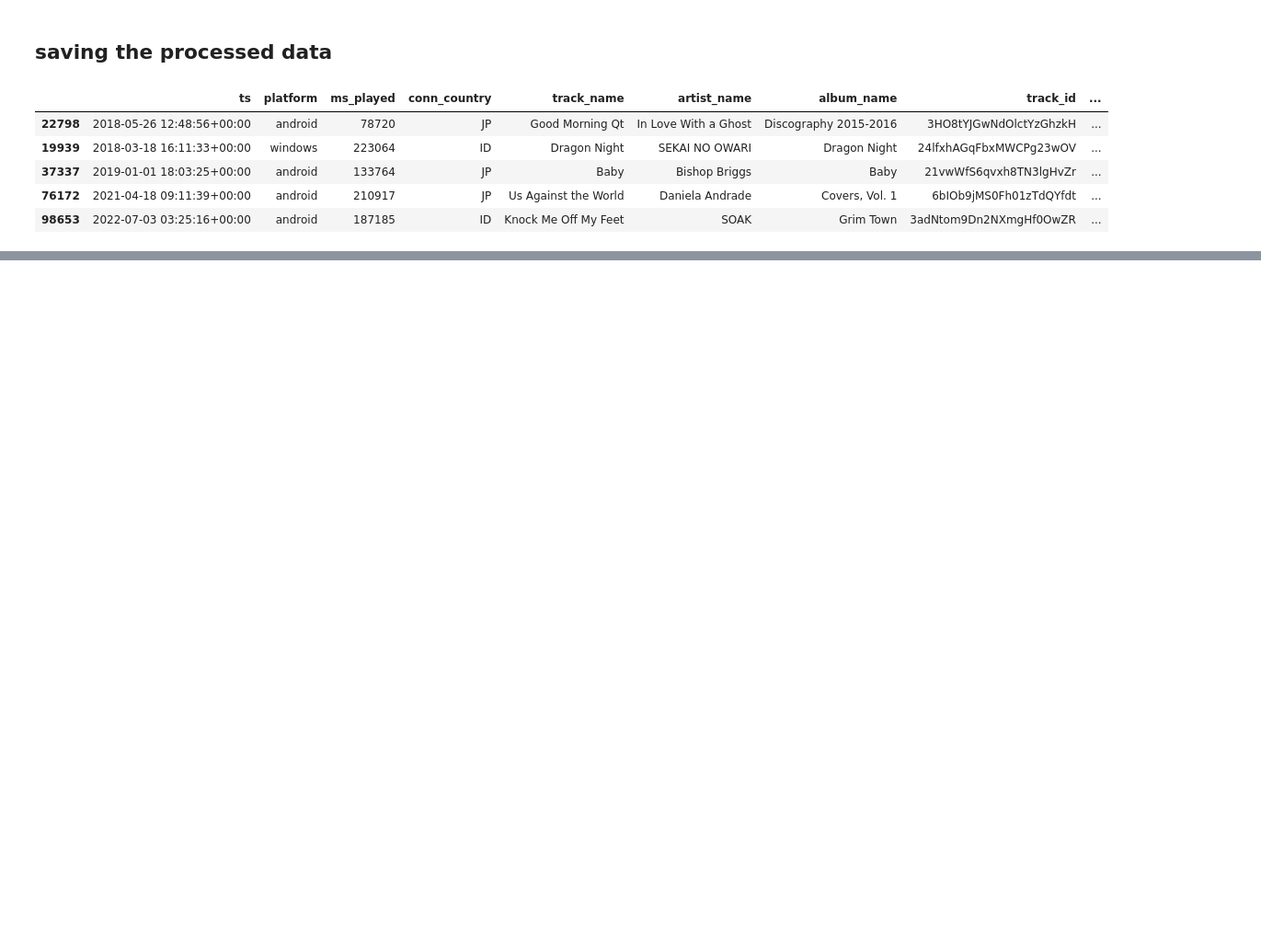
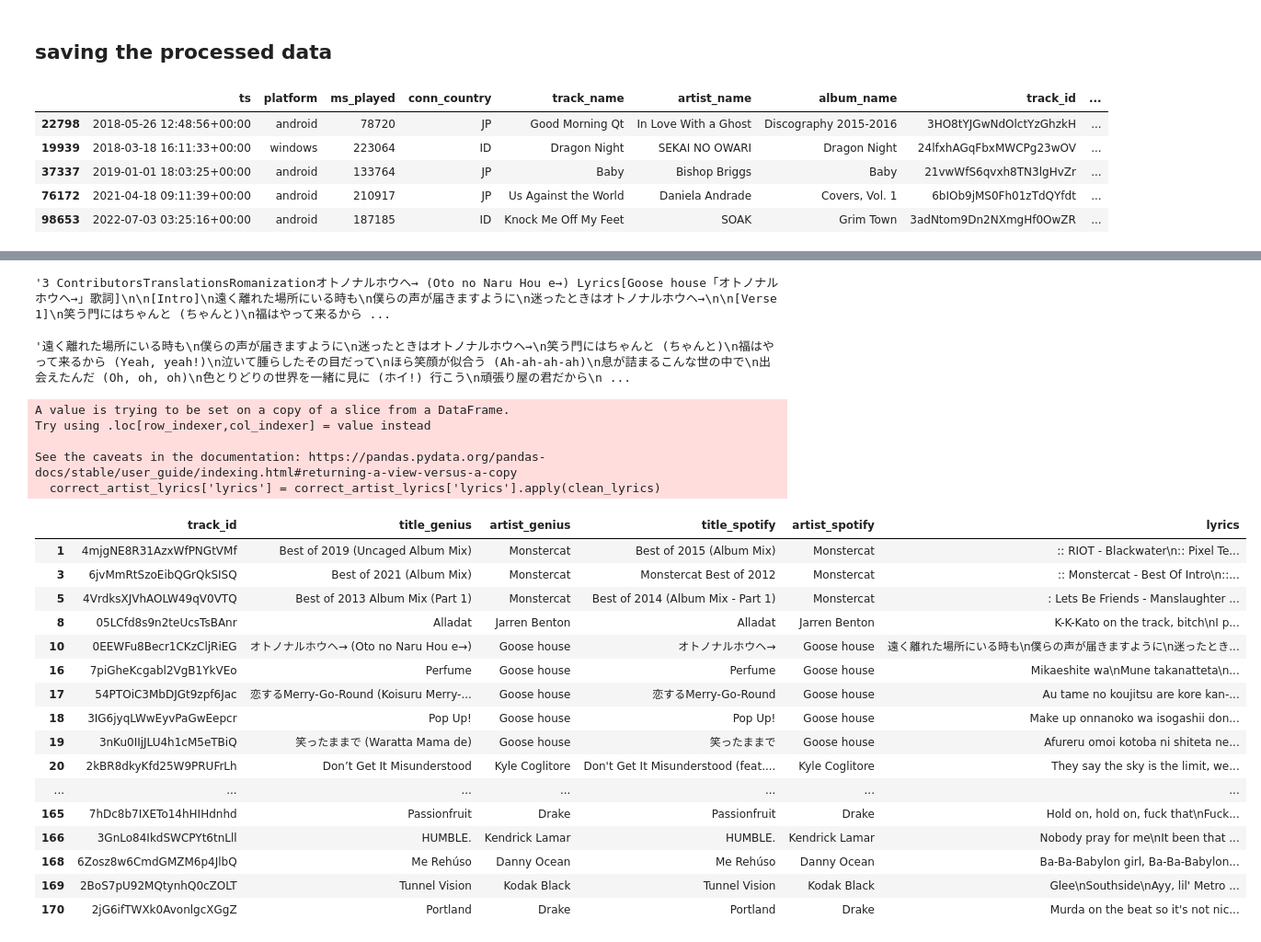
Before and after one commit to nazhifkojaz/Spotify-Analysis-Data-Collection-, a Jupyter notebook: data_preprocessing.ipynb, the cells around one changed output, grey strips where cells are left out. Shown at 92% size. Cells and saved outputs as stored; diff of their text form; code cells hidden in the pictures; blank space fills up the shorter version.

Commit message:
Add lyric text cleaning

```diff
--- a/data_preprocessing.ipynb
+++ b/data_preprocessing.ipynb
@@ -658,0 +693,5 @@ tracks_df.to_csv('datasets/tracks_df_processed.csv', index=False)
+# %%
+# rows where artist_genius and artist_spotify are different, but one is a substring of the other
+within_substring = mismatched_artists.apply(lambda row: row['artist_spotify'].lower() in row['artist_genius'].lower()
+                            or row['artist_genius'].lower() in row['artist_spotify'].lower(), axis=1)
+mismatched_artists[within_substring].shape
@@ -658,0 +709,3 @@ tracks_df.to_csv('datasets/tracks_df_processed.csv', index=False)
+# %%
+# get the rows with matched artist_genius and artist_spotify, and the rows in within_substring
+correct_artist_lyrics = lyrics_df[(lyrics_df['artist_genius'] == lyrics_df['artist_spotify']) | within_substring]
@@ -658,0 +723,5 @@ tracks_df.to_csv('datasets/tracks_df_processed.csv', index=False)
+# %%
+# let's see one of the lyrics
+correct_artist_lyrics.iloc[4]['lyrics']
+# %% [output]
+'3 ContributorsTranslationsRomanizationオトノナルホウヘ→ (Oto no Naru Hou e→) Lyrics[Goose house「オトノナルホウヘ→」歌詞]\n\n[Intro]\n遠く離れた場所にいる時も\n僕らの声が届きますように\n迷ったときはオトノナルホウヘ→\n\n[Verse 1]\n笑う門にはちゃんと (ちゃんと)\n福はやって来るから ...
@@ -658,0 +730,51 @@ tracks_df.to_csv('datasets/tracks_df_processed.csv', index=False)
+# %%
+def clean_lyrics(lyrics):
+    # regex to remove unwanted patterns
+    unwanted_patterns = [
+        r"Translations.*",        # translations
+        r"Contributors.*",         # contributors
+        r"Romanization.*",         # romanization
+        r"(\[.*?\])",              # brackets and their contents
+        r"(lyrics provided by genius|embed|you might also like)",  # footer/random text
+        r"\d+",                    # numbers
+    ]
+
+    for pattern in unwanted_patterns:
+        lyrics = re.sub(pattern, '', lyrics, flags=re.IGNORECASE)
+
+    # Remove excessive newlines and return cleaned lyrics
+    lyrics = re.sub(r'\n+', '\n', lyrics).strip()
+
+    return lyrics
+# %%
+correct_artist_lyrics['lyrics'].apply(clean_lyrics).iloc[4]
+# %% [output]
+'遠く離れた場所にいる時も\n僕らの声が届きますように\n迷ったときはオトノナルホウヘ→\n笑う門にはちゃんと (ちゃんと)\n福はやって来るから (Yeah, yeah!)\n泣いて腫らしたその目だって\nほら笑顔が似合う (Ah-ah-ah-ah)\n息が詰まるこんな世の中で\n出会えたんだ (Oh, oh, oh)\n色とりどりの世界を一緒に見に (ホイ!) 行こう\n頑張り屋の君だから\n ...
+# %%
+correct_artist_lyrics['lyrics'] = correct_artist_lyrics['lyrics'].apply(clean_lyrics)
+# %% [output]
+A value is trying to be set on a copy of a slice from a DataFrame.
+Try using .loc[row_indexer,col_indexer] = value instead
+
+See the caveats in the documentation: https://pandas.pydata.org/pandas-docs/stable/user_guide/indexing.html#returning-a-view-versus-a-copy
+  correct_artist_lyrics['lyrics'] = correct_artist_lyrics['lyrics'].apply(clean_lyrics)
+# %%
+correct_artist_lyrics.head(105)
+# %% [output]
+|  | track_id | title_genius | artist_genius | title_spotify | artist_spotify | lyrics |
+| 1 | 4mjgNE8R31AzxWfPNGtVMf | Best of 2019 (Uncaged Album Mix) | Monstercat | Best of 2015 (Album Mix) | Monstercat | :: RIOT - Blackwater\n:: Pixel Te... |
+| 3 | 6jvMmRtSzoEibQGrQkSISQ | Best of 2021 (Album Mix) | Monstercat | Monstercat Best of 2012 | Monstercat | :: Monstercat - Best Of Intro\n::... |
+| 5 | 4VrdksXJVhAOLW49qV0VTQ | Best of 2013 Album Mix (Part 1) | Monstercat | Best of 2014 (Album Mix - Part 1) | Monstercat | : Lets Be Friends - Manslaughter ... |
+| 8 | 05LCfd8s9n2teUcsTsBAnr | Alladat | Jarren Benton | Alladat | Jarren Benton | K-K-Kato on the track, bitch\nI p... |
+| 10 | 0EEWFu8Becr1CKzCljRiEG | オトノナルホウヘ→ (Oto no Naru Hou e→) | Goose house | オトノナルホウヘ→ | Goose house | 遠く離れた場所にいる時も\n僕らの声が届きますように\n迷ったとき... |
+| 16 | 7piGheKcgabl2VgB1YkVEo | Perfume | Goose house | Perfume | Goose house | Mikaeshite wa\nMune takanatteta\n... |
+| 17 | 54PTOiC3MbDJGt9zpf6Jac | 恋するMerry-Go-Round (Koisuru Merry-... | Goose house | 恋するMerry-Go-Round | Goose house | Au tame no koujitsu are kore kan-... |
+| 18 | 3IG6jyqLWwEyvPaGwEepcr | Pop Up! | Goose house | Pop Up! | Goose house | Make up onnanoko wa isogashii don... |
+| 19 | 3nKu0IIjJLU4h1cM5eTBiQ | 笑ったままで (Waratta Mama de) | Goose house | 笑ったままで | Goose house | Afureru omoi kotoba ni shiteta ne... |
+| 20 | 2kBR8dkyKfd25W9PRUFrLh | Don’t Get It Misunderstood | Kyle Coglitore | Don't Get It Misunderstood (feat.... | Kyle Coglitore | They say the sky is the limit, we... |
+| ... | ... | ... | ... | ... | ... | ... |
+| 165 | 7hDc8b7IXETo14hHIHdnhd | Passionfruit | Drake | Passionfruit | Drake | Hold on, hold on, fuck that\nFuck... |
+| 166 | 3GnLo84IkdSWCPYt6tnLll | HUMBLE. | Kendrick Lamar | HUMBLE. | Kendrick Lamar | Nobody pray for me\nIt been that ... |
+| 168 | 6Zosz8w6CmdGMZM6p4JlbQ | Me Rehúso | Danny Ocean | Me Rehúso | Danny Ocean | Ba-Ba-Babylon girl, Ba-Ba-Babylon... |
+| 169 | 2BoS7pU92MQtynhQ0cZOLT | Tunnel Vision | Kodak Black | Tunnel Vision | Kodak Black | Glee\nSouthside\nAyy, lil' Metro ... |
+| 170 | 2jG6ifTWXk0AvonlgcXGgZ | Portland | Drake | Portland | Drake | Murda on the beat so it's not nic... |
```
Also changed, not shown: parts of 10 cells of this notebook.
